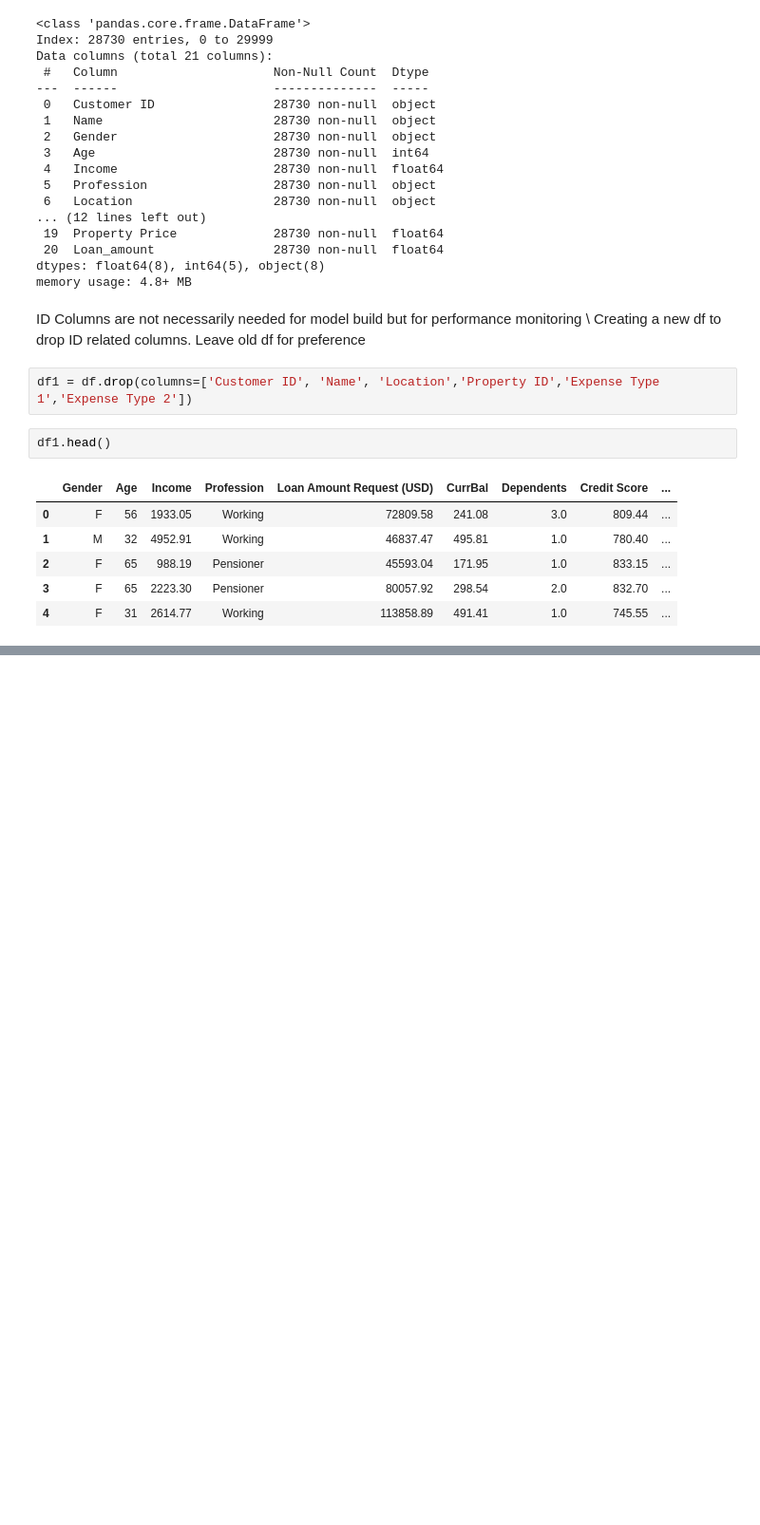
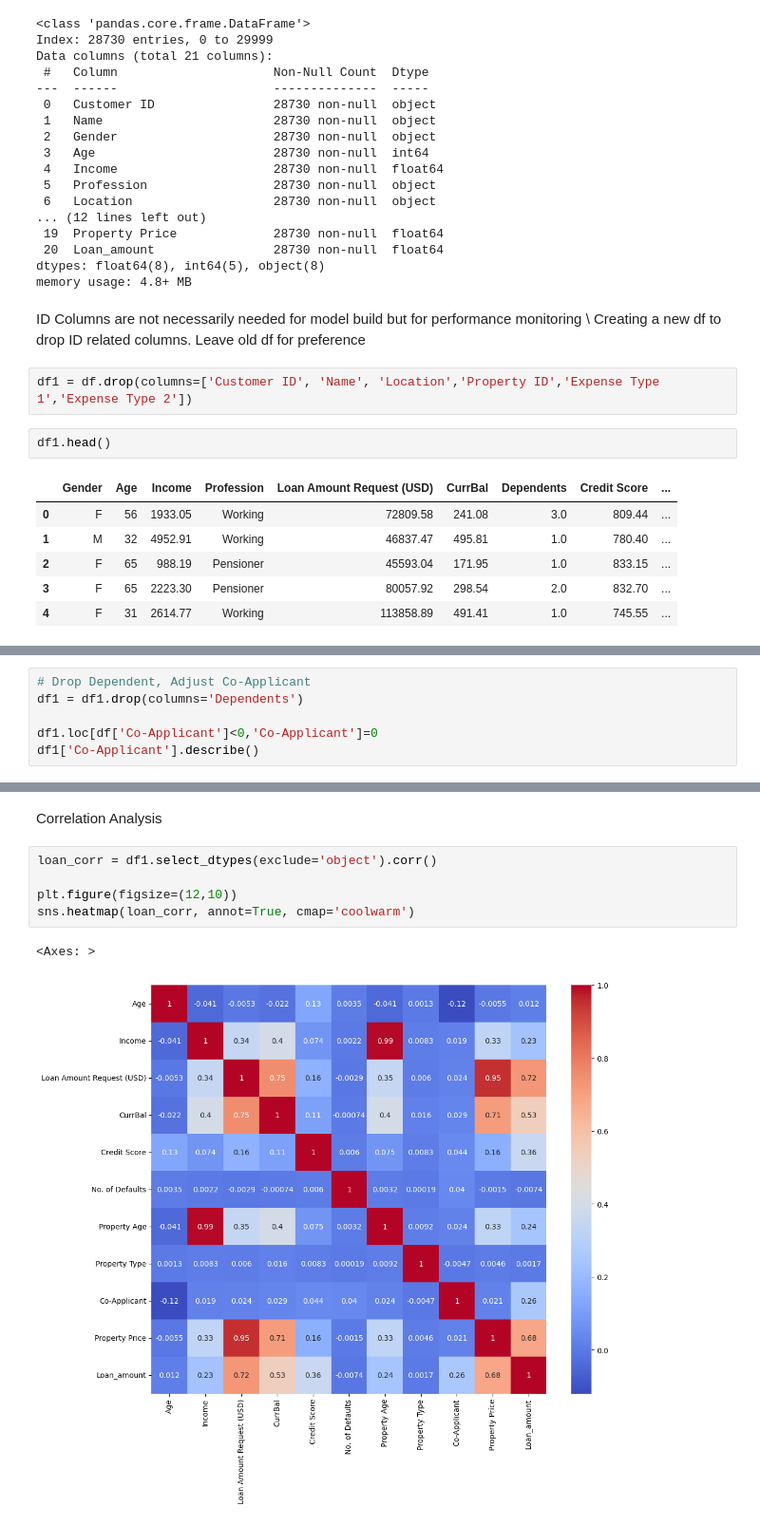
Before and after one commit to JY6299/Loan_Amount_Prediction, a Jupyter notebook: Loan_Amount_Prediction_Regression.ipynb, the cells around one changed output, grey strips where cells are left out. Shown at 95% size. Drawn from its saved outputs; the diff is of its cells as text; blank space fills up the shorter version.

```diff
--- a/Loan_Amount_Prediction_Regression.ipynb
+++ b/Loan_Amount_Prediction_Regression.ipynb
@@ -297,0 +304,6 @@ for feature in df1.select_dtypes(exclude='object'):
+# %%
+# Drop Dependent, Adjust Co-Applicant
+df1 = df1.drop(columns='Dependents')
+
+df1.loc[df['Co-Applicant']<0,'Co-Applicant']=0
+df1['Co-Applicant'].describe()
@@ -297,0 +321,10 @@ for feature in df1.select_dtypes(exclude='object'):
+# %% [markdown]
+Correlation Analysis
+# %%
+loan_corr = df1.select_dtypes(exclude='object').corr()
+
+plt.figure(figsize=(12,10))
+sns.heatmap(loan_corr, annot=True, cmap='coolwarm')
+# %% [output]
+<Axes: >
+[figure, added]
```
Also changed, not shown: parts of 10 cells of this notebook.
